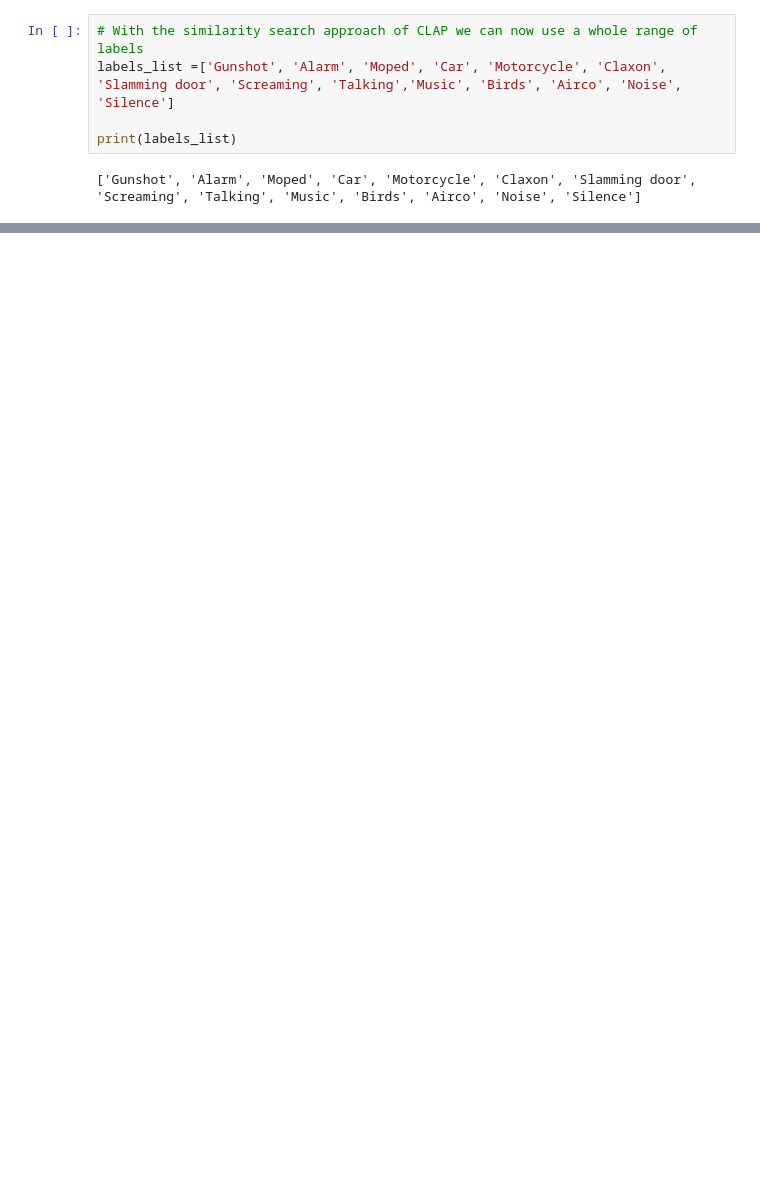
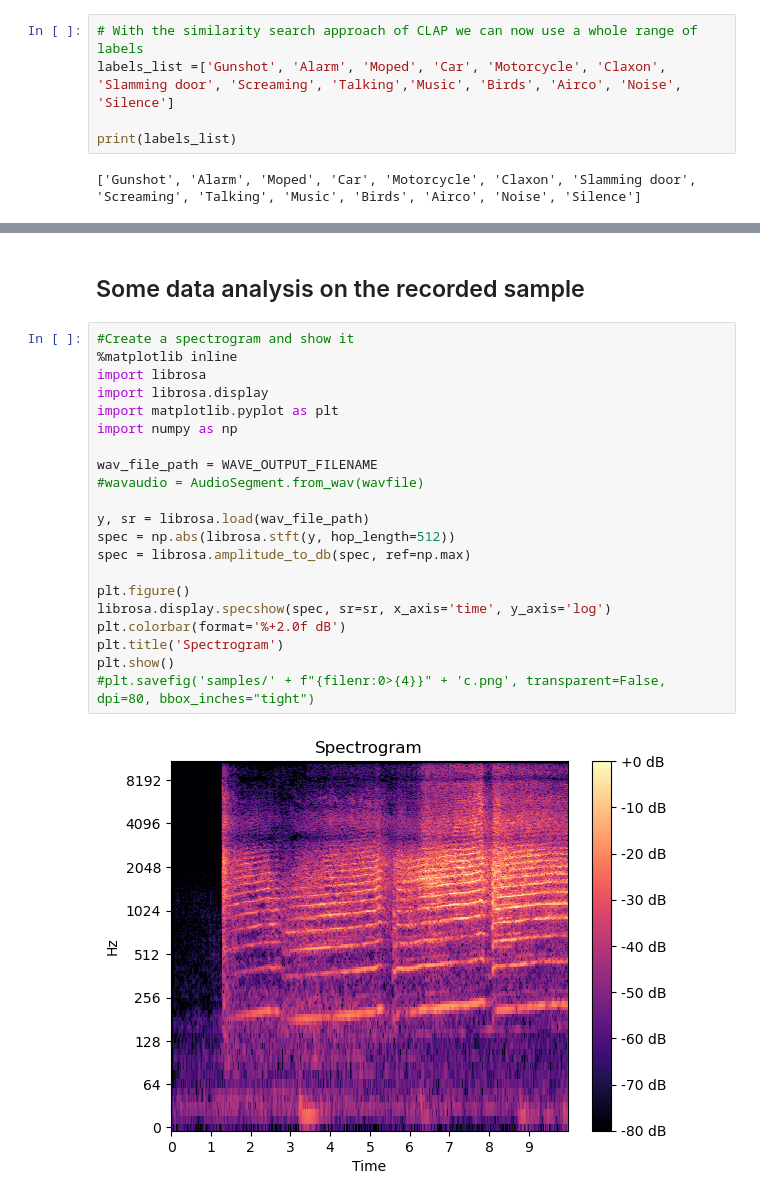
Before and after one commit to MichielBontenbal/run_CLAP, a Jupyter notebook: UrbanSounds_audio_pipeline.ipynb, the cells around one changed output, grey strips where cells are left out. Cells and saved outputs as stored; diff of their text form; blank space fills up the shorter version.

```diff
--- a/UrbanSounds_audio_pipeline.ipynb
+++ b/UrbanSounds_audio_pipeline.ipynb
@@ -189 +202,26 @@ Third result is Airco: 0.04919607192277908
 [interactive output not drawn]
+# %% [markdown]
+## Some data analysis on the recorded sample
+# %%
+#Create a spectrogram and show it
+%matplotlib inline
+import librosa
+import librosa.display
+import matplotlib.pyplot as plt
+import numpy as np
+
+wav_file_path = WAVE_OUTPUT_FILENAME
+#wavaudio = AudioSegment.from_wav(wavfile)
+
+y, sr = librosa.load(wav_file_path)
+spec = np.abs(librosa.stft(y, hop_length=512))
+spec = librosa.amplitude_to_db(spec, ref=np.max)
+
+plt.figure()
+librosa.display.specshow(spec, sr=sr, x_axis='time', y_axis='log')
+plt.colorbar(format='%+2.0f dB')
+plt.title('Spectrogram')
+plt.show()
+#plt.savefig('samples/' + f"{filenr:0>{4}}" + 'c.png', transparent=False, dpi=80, bbox_inches="tight")
+# %% [output]
+[figure, added]
```
Also changed, not shown: parts of 11 cells of this notebook, 1 other file.
